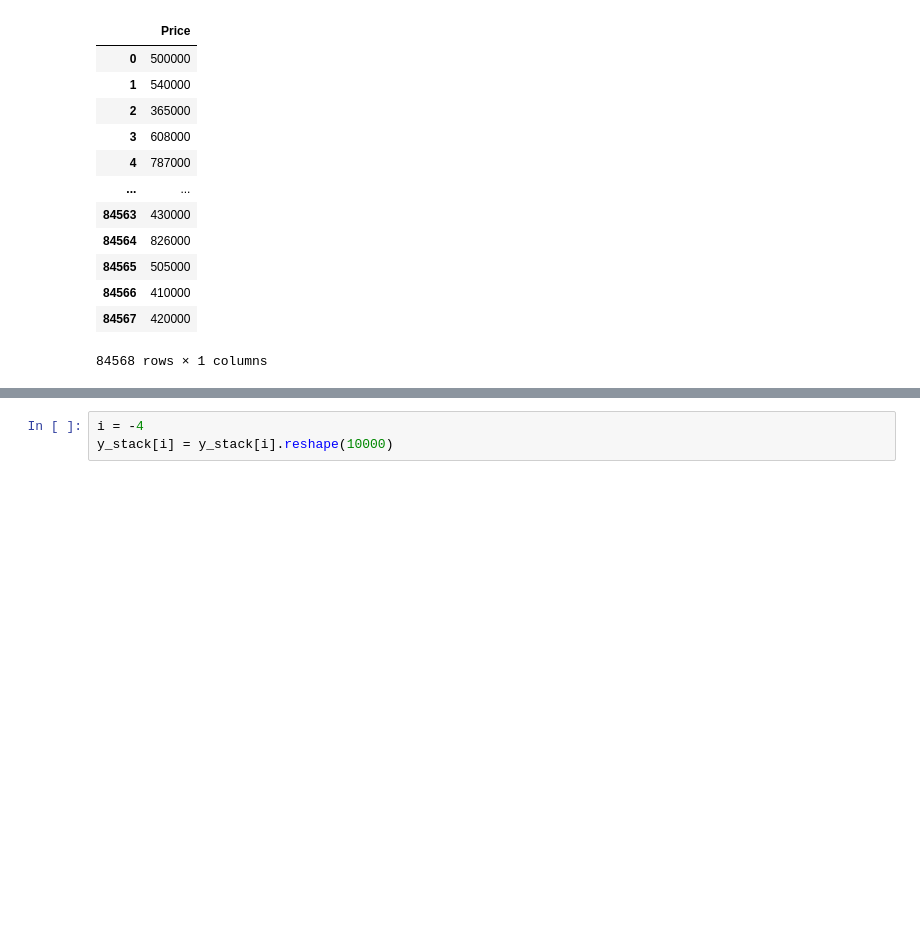
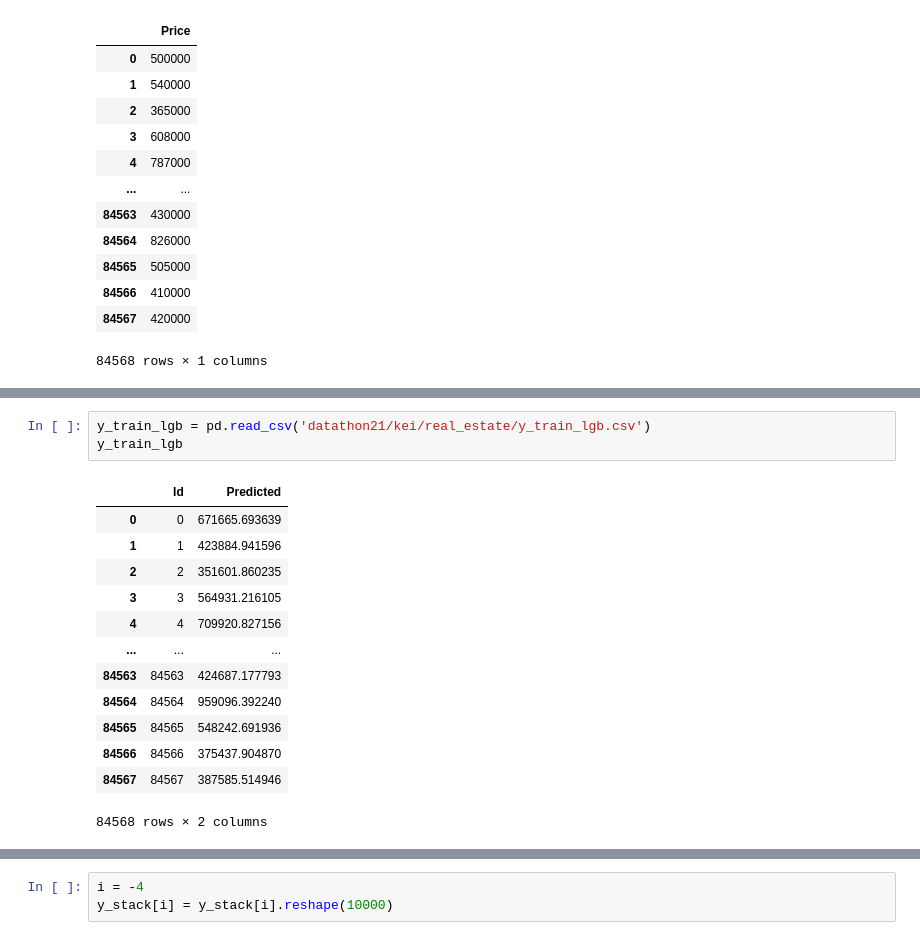
Before and after one commit to AlexisStdp/AlexisStdp.github.io, a Jupyter notebook: Datathon.ipynb, the cells around one changed output, grey strips where cells are left out. Cells and saved outputs as stored; diff of their text form; blank space fills up the shorter version.

```diff
--- a/Datathon.ipynb
+++ b/Datathon.ipynb
@@ -187,0 +262,17 @@ y_train
+# %%
+y_train_lgb = pd.read_csv('datathon21/kei/real_estate/y_train_lgb.csv')
+y_train_lgb
+# %% [output]
+|  | Id | Predicted |
+| 0 | 0 | 671665.693639 |
+| 1 | 1 | 423884.941596 |
+| 2 | 2 | 351601.860235 |
+| 3 | 3 | 564931.216105 |
+| 4 | 4 | 709920.827156 |
+| ... | ... | ... |
+| 84563 | 84563 | 424687.177793 |
+| 84564 | 84564 | 959096.392240 |
+| 84565 | 84565 | 548242.691936 |
+| 84566 | 84566 | 375437.904870 |
+| 84567 | 84567 | 387585.514946 |
+84568 rows × 2 columns
```
Also changed, not shown: parts of 46 cells of this notebook.
